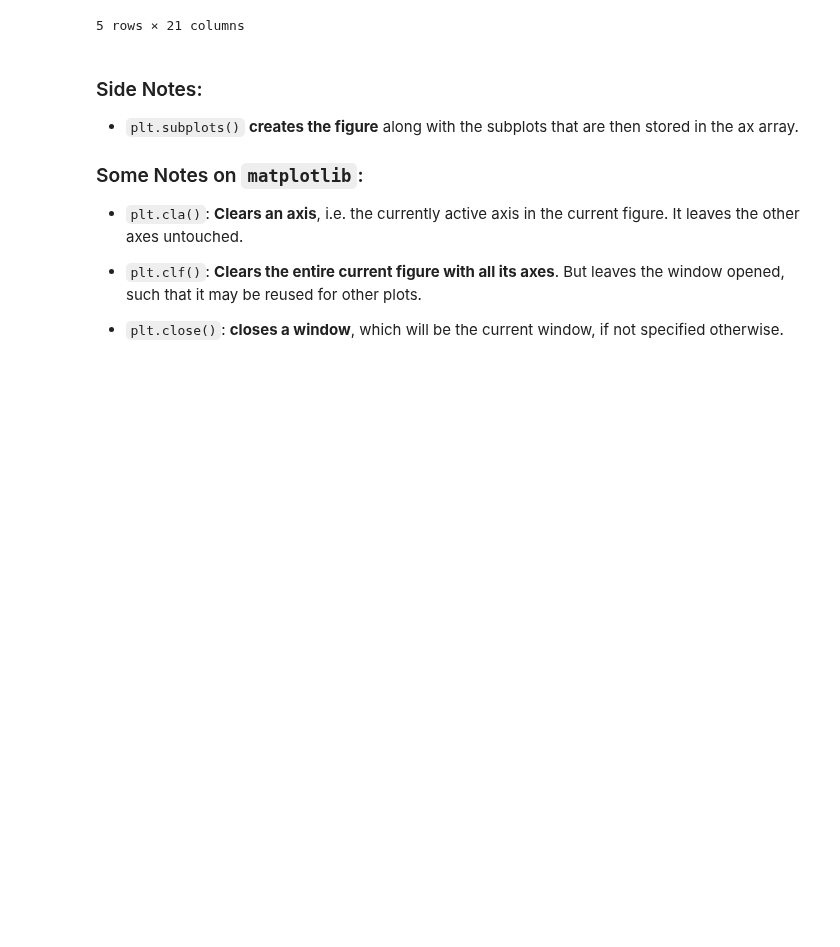
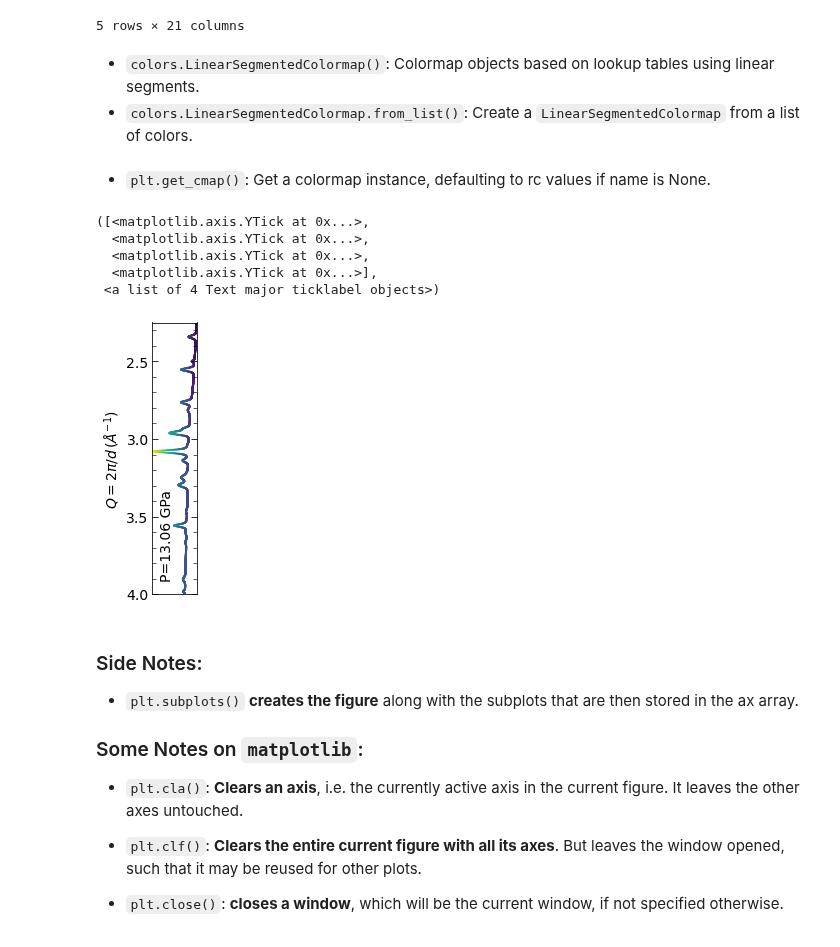
Before and after one commit to DavoodSZ1993/Python_Tutorial, a Jupyter notebook: 1_matplotlib_plots.ipynb, the cells around one changed output. Drawn from its saved outputs; the diff is of its cells as text; code cells hidden in the pictures; blank space fills up the shorter version.

```diff
--- a/1_matplotlib_plots.ipynb
+++ b/1_matplotlib_plots.ipynb
@@ -380,6 +380,52 @@ dataset.head(5)
 | 2.250911 | 1.000033 | 1.000033 | 1.000033 | 1.000033 | 1.000033 | 1.000033 | 1.000033 | 1.000034 | ... |
 | 2.251483 | 1.000033 | 1.000033 | 1.000033 | 1.000033 | 1.000033 | 1.000033 | 1.000033 | 1.000034 | ... |
 5 rows × 21 columns
+# %% [markdown]
+* `colors.LinearSegmentedColormap()`: Colormap objects based on lookup tables using linear segments.
+* `colors.LinearSegmentedColormap.from_list()`: Create a `LinearSegmentedColormap` from a list of colors.
+# %%
+def truncate_colormap(cmap, minval=0.0, maxval=1.0, n=100):
+    new_cmap = colors.LinearSegmentedColormap.from_list(
+        'trunc({n},{a:.2f},{b:.2f})'.format(n=cmap.name, a=minval, b=maxval),
+        cmap(np.linspace(minval, maxval, n)))
+    return
+# %% [markdown]
+* `plt.get_cmap()`: Get a colormap instance, defaulting to rc values if name is None.
+# %%
+fig = plt.figure(1, (5, 5))
+gs = GridSpec(4,6)
+gs.update(wspace=0.05, hspace=0.25)
+
+first_subplot = fig.add_subplot(gs[0:4, 0:1])
+
+cmap = plt.get_cmap('rocket')
+new_cmap = truncate_colormap(cmap, 0.1, 0.55)
+
+plt.scatter(y1,x1,s=1,c=y1,cmap=new_cmap)
+plt.xlabel('')
+plt.xticks([])
+plt.ylabel('$Q=2\pi/d\,(\AA^{-1})$')
+plt.text(33.5,3.9,'P=13.06 GPa',rotation=90)
+
+xmin=np.min(y1)
+xmax=np.max(y1)
+plt.xlim(xmax,xmin)
+plt.ylim(4,2.25)
+
+yticks = np.arange(2.5,4.1,0.5)
+plt.minorticks_on()
+plt.tick_params(direction='in',which='minor', length=4,
+                bottom=True, top=True, left=True, right=True)
+plt.tick_params(direction='in',which='major', length=6,
+                bottom=True, top=True, left=True, right=True)
+plt.yticks(yticks)
+# %% [output]
+([<matplotlib.axis.YTick at 0x...>,
+  <matplotlib.axis.YTick at 0x...>,
+  <matplotlib.axis.YTick at 0x...>,
+  <matplotlib.axis.YTick at 0x...>],
+ <a list of 4 Text major ticklabel objects>)
+[figure, added]
 # %% [markdown]
 ### Side Notes:
 * `plt.subplots()` **creates the figure** along with the subplots that are then stored in the ax array.
```
